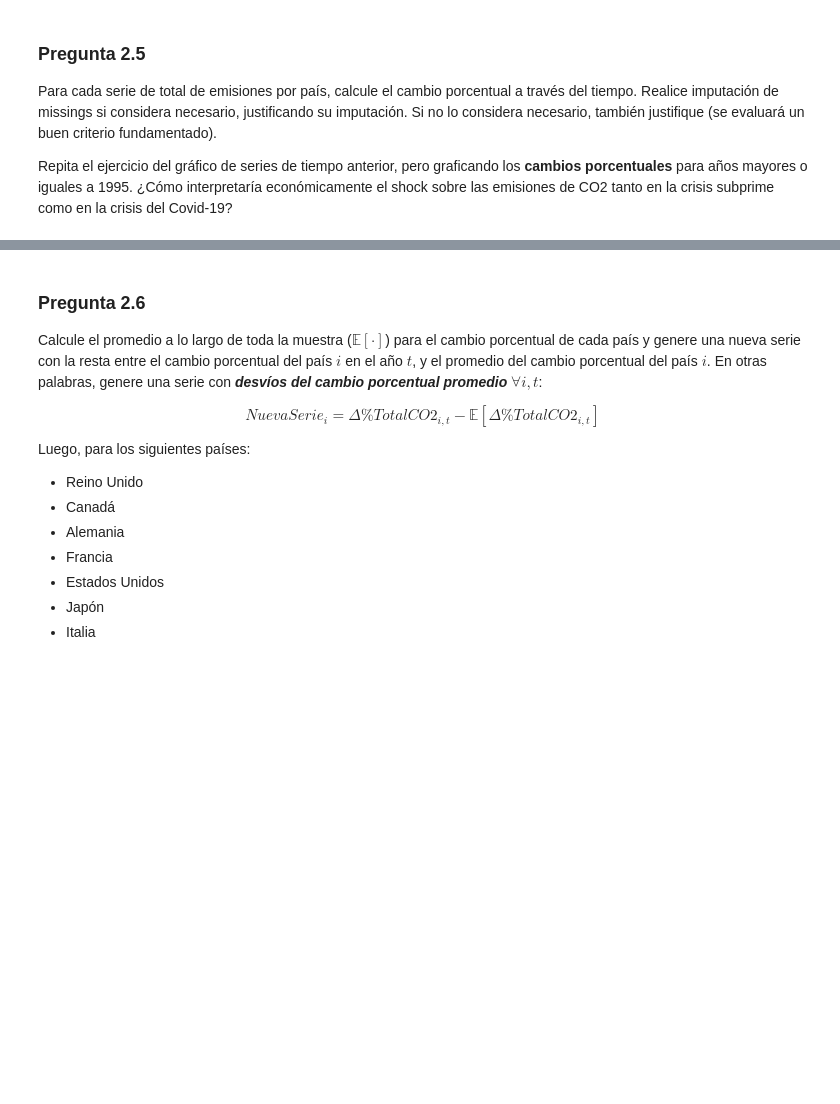
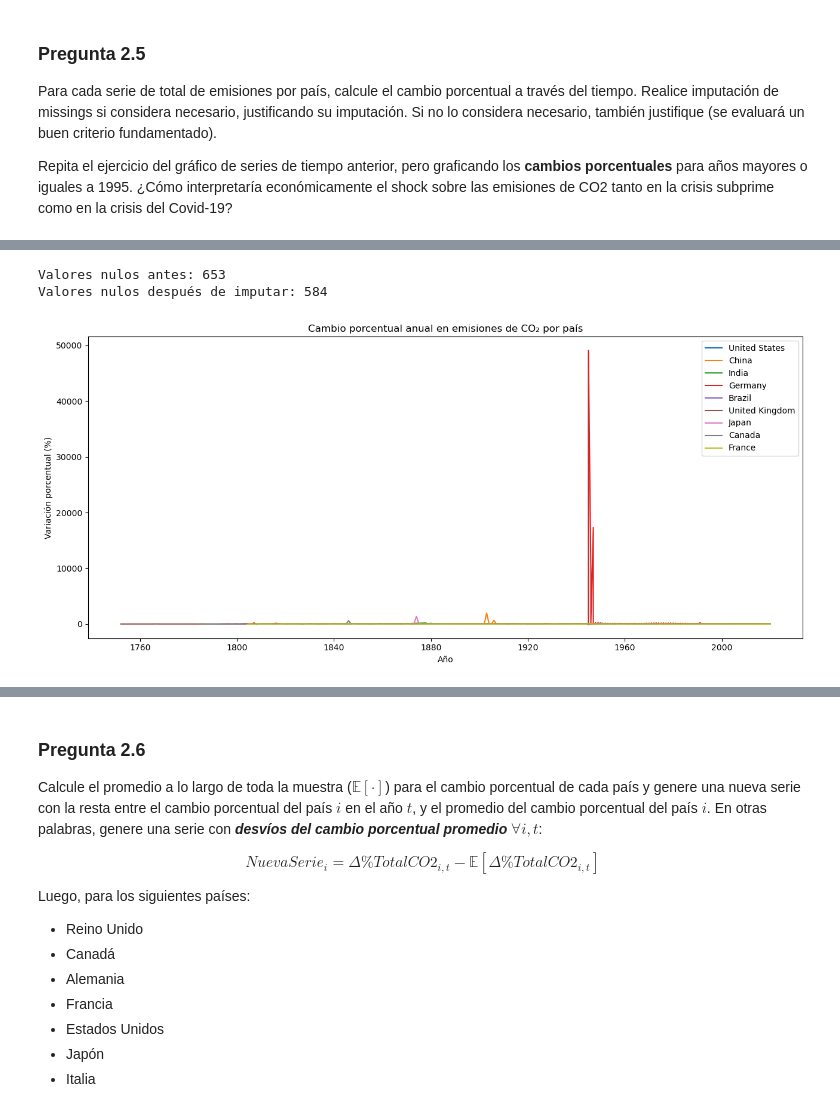
Before and after one commit to GabOqueli-16062022/Aplicaciones_Machine_Learning_economia, a Jupyter notebook: Tarea I/Tarea_1.ipynb, the cells around one changed output, grey strips where cells are left out. Drawn from its saved outputs; the diff is of its cells as text; code cells hidden in the pictures; blank space fills up the shorter version.

```diff
--- a/Tarea I/Tarea_1.ipynb
+++ b/Tarea I/Tarea_1.ipynb
@@ -1219,0 +1232,12 @@ Repita el ejercicio del gráfico de series de tiempo anterior, pero graficando l
+# %%
+# Ordenamos por país y fecha
+df_co2.sort_values(['Country', 'Year'], inplace=True)
+# Calculamos cambio porcentual de emisiones totales por país
+df_co2['pct_change_total'] = df_co2.groupby('Country')['Total'].pct_change() * 100
+# Verificamos los valores nulos generados por el cálculo
+missing_total = df_co2['pct_change_total'].isna().sum()
+missing_por_pais = df_co2[df_co2['pct_change_total'].isna()].groupby('Country').size()
+missing_por_pais = missing_por_pais.sort_values(ascending=False)
+# Mostrar los 15 países con más missings (puedes ajustar el número)
+top_missing = missing_por_pais.head(15)
+print(top_missing)
@@ -1219,0 +1262,27 @@ Repita el ejercicio del gráfico de series de tiempo anterior, pero graficando l
+# %%
+# Interpolación
+df_co2['pct_change_total_imputado'] = df_co2.groupby('Country')['pct_change_total'].transform(
+    lambda x: x.interpolate(method='linear')
+)
+df_pct = df_co2
+# Verificar imputación
+print("Valores nulos antes:", df_co2['pct_change_total'].isna().sum())
+print("Valores nulos después de imputar:", df_co2['pct_change_total_imputado'].isna().sum()) # Los restantes puede ser del inicio de la serie de cada pais.
+# %% [output]
+Valores nulos antes: 653
+Valores nulos después de imputar: 584
+# %%
+paises = ['United States', 'China', 'India', 'Germany', 'Brazil', 'United Kingdom', 'Japan', 'Canada', 'France']
+# Graficar
+plt.figure(figsize=(13, 6))
+for pais in paises:
+    data = df_pct[df_pct['Country'] == pais]
+    plt.plot(data['Year'], data['pct_change_total'], label=pais)
+plt.title('Cambio porcentual anual en emisiones de CO₂ por país')
+plt.xlabel('Año')
+plt.ylabel('Variación porcentual (%)')
+plt.legend()
+plt.tight_layout()
+plt.show()
+# %% [output]
+[figure, added]
```
Also changed, not shown: parts of 14 cells of this notebook.
